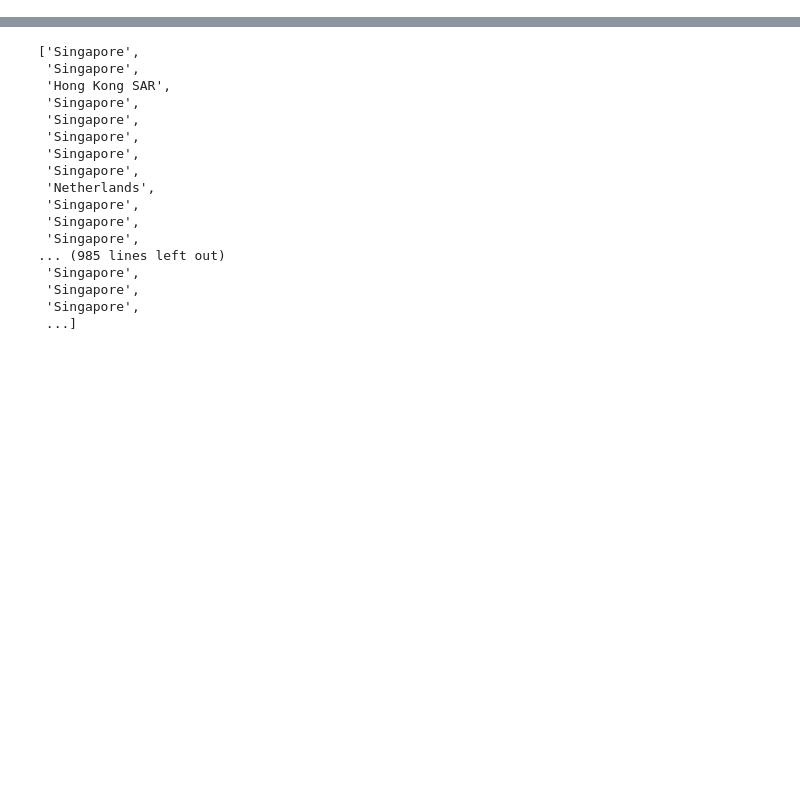
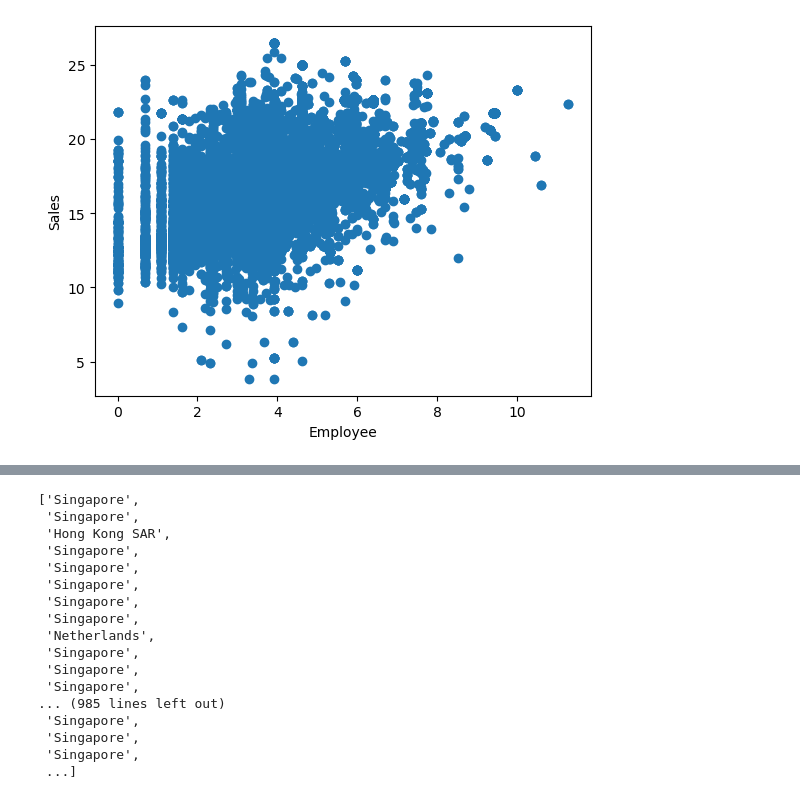
Before and after one commit to nguyenmybinhan/NUS-SDS-Datathon-Champion-TheViets, a Jupyter notebook: An_document.ipynb, the cells around one changed output, grey strips where cells are left out. Cells and saved outputs as stored; diff of their text form; code cells hidden in the pictures; blank space fills up the shorter version.

```diff
--- a/An_document.ipynb
+++ b/An_document.ipynb
@@ -22,0 +75,7 @@ df
+# %%
+plt.scatter(np.log(df['Employees (Domestic Ultimate Total)']), np.log(df['Sales (Domestic Ultimate Total USD)']))
+plt.xlabel('Employee')
+plt.ylabel('Sales')
+plt.show()
+# %% [output]
+[figure, added]
```
Also changed, not shown: parts of 19 cells of this notebook, 2 other files.
